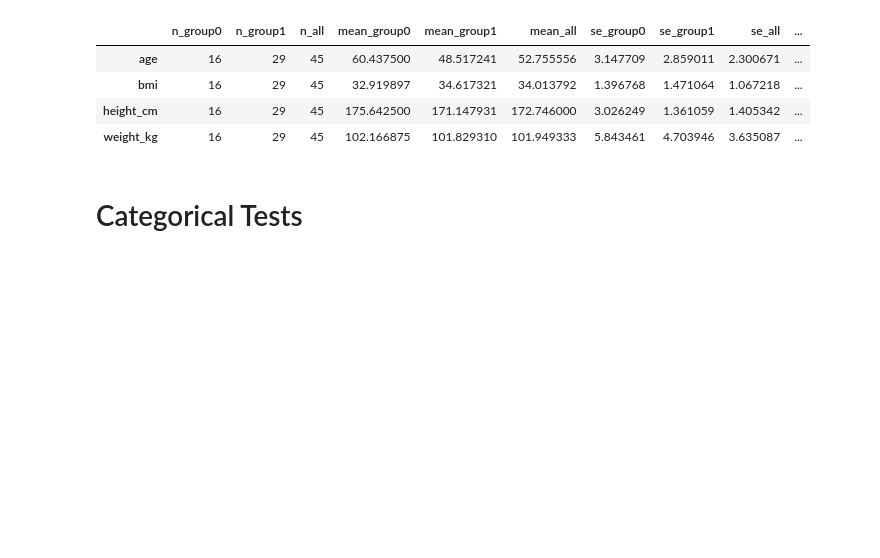
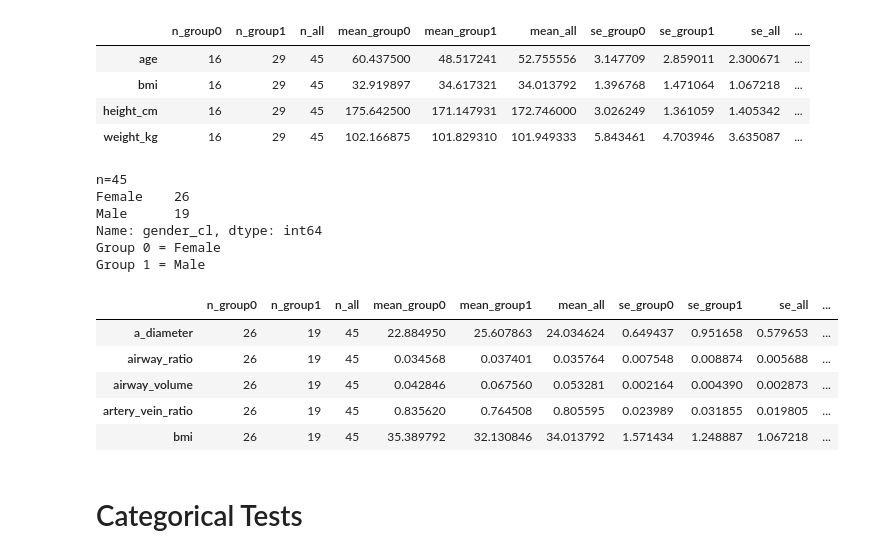
Before and after one commit to qaust/iCPET, a Jupyter notebook: src/summary_stats.ipynb, the cells around one changed output. Drawn from its saved outputs; the diff is of its cells as text; code cells hidden in the pictures; blank space fills up the shorter version.

Commit message:
chore: adding gender breakdown of CT image features.

```diff
--- a/src/summary_stats.ipynb
+++ b/src/summary_stats.ipynb
@@ -599,6 +599,34 @@ Group 1 = Unresolved
 | bmi | 16 | 29 | 45 | 32.919897 | 34.617321 | 34.013792 | 1.396768 | 1.471064 | 1.067218 | ... |
 | height_cm | 16 | 29 | 45 | 175.642500 | 171.147931 | 172.746000 | 3.026249 | 1.361059 | 1.405342 | ... |
 | weight_kg | 16 | 29 | 45 | 102.166875 | 101.829310 | 101.949333 | 5.843461 | 4.703946 | 3.635087 | ... |
+# %%
+temp_vars = (
+    ['PE_number', 'gender_cl'] +
+    model_config.body_feat +
+    model_config.cardiopulmonary_feat
+)
+
+df_temp = df.copy()
+df_temp = df_temp.dropna(subset=['total_clot_burden', 'resolved_pe']).loc[df_temp['pe_obs']==0, temp_vars]
+
+print(f"n={df_temp.shape[0]}")
+print(df_temp['gender_cl'].value_counts())
+gender_breakdown_tests = run_num_tests(df_temp, 'gender_cl')
+gender_breakdown_tests.to_csv('../output/summary/gender_breakdown.csv')
+gender_breakdown_tests.head()
+# %% [output]
+n=45
+Female    26
+Male      19
+Name: gender_cl, dtype: int64
+Group 0 = Female
+Group 1 = Male
+|  | n_group0 | n_group1 | n_all | mean_group0 | mean_group1 | mean_all | se_group0 | se_group1 | se_all | ... |
+| a_diameter | 26 | 19 | 45 | 22.884950 | 25.607863 | 24.034624 | 0.649437 | 0.951658 | 0.579653 | ... |
+| airway_ratio | 26 | 19 | 45 | 0.034568 | 0.037401 | 0.035764 | 0.007548 | 0.008874 | 0.005688 | ... |
+| airway_volume | 26 | 19 | 45 | 0.042846 | 0.067560 | 0.053281 | 0.002164 | 0.004390 | 0.002873 | ... |
+| artery_vein_ratio | 26 | 19 | 45 | 0.835620 | 0.764508 | 0.805595 | 0.023989 | 0.031855 | 0.019805 | ... |
+| bmi | 26 | 19 | 45 | 35.389792 | 32.130846 | 34.013792 | 1.571434 | 1.248887 | 1.067218 | ... |
 # %% [markdown]
 # Categorical Tests
 # %%
```
